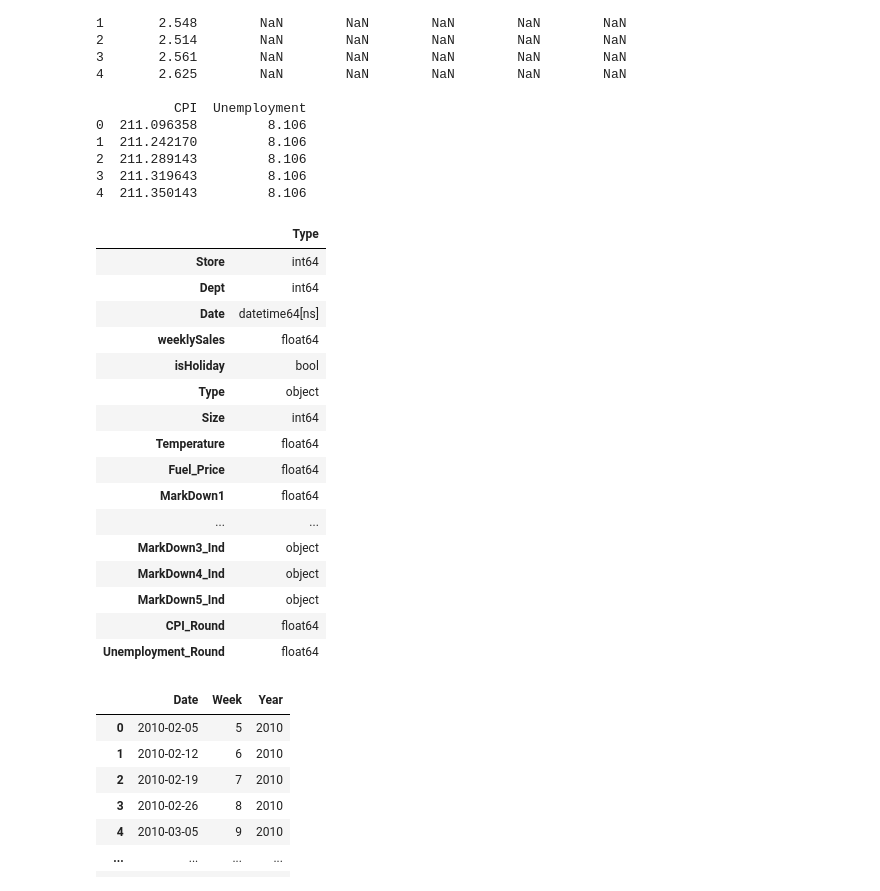
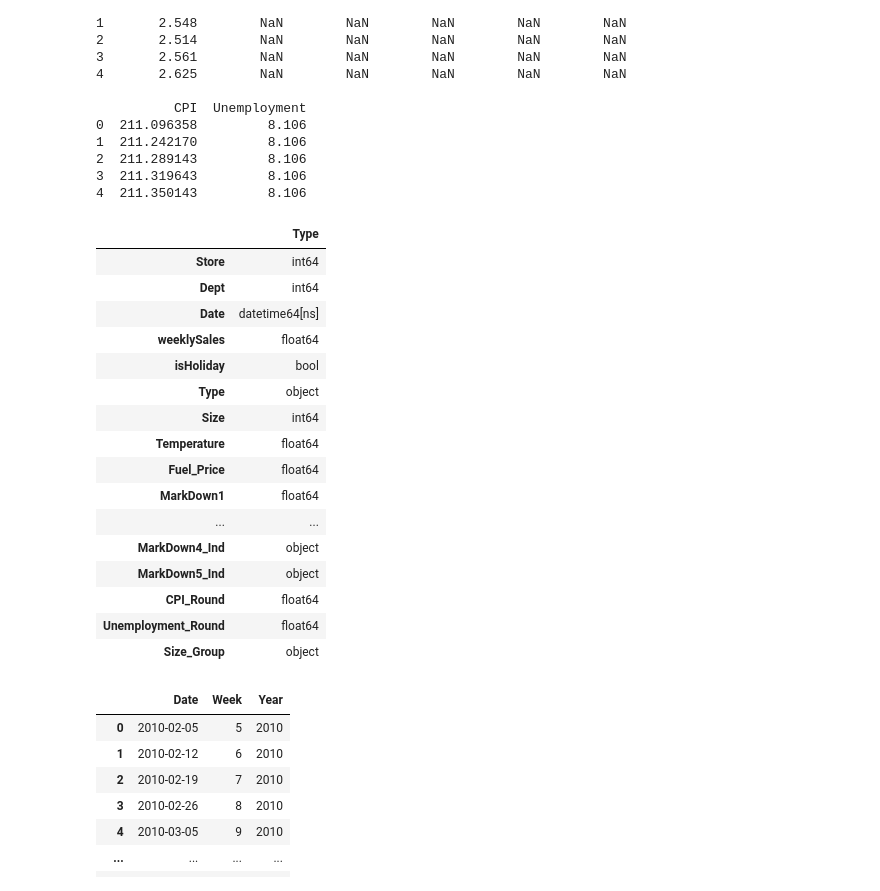
Before and after one commit to Farlein/Walmart_Sales, a Jupyter notebook: Walmart_Sale_Predication.ipynb, the cells around one changed output. Cells and saved outputs as stored; diff of their text form; code cells hidden in the pictures.

```diff
--- a/Walmart_Sale_Predication.ipynb
+++ b/Walmart_Sale_Predication.ipynb
@@ -97,36 +82,48 @@ print(train_dataset.head(5))
 # %%
 # Data Managment
 train_dataset['Week'] = train_dataset.Date.dt.isocalendar().week
 train_dataset['Year'] = train_dataset.Date.dt.isocalendar().year
+
+conditions = [
+    train_dataset['Size'] < 100000,
+    (train_dataset['Size'] >= 100000) & (train_dataset['Size'] < 175000),
+    train_dataset['Size'] >= 175000
+]
+choices = ["Small", "Medium", "Large"]
+train_dataset['Size_Group'] = np.select(conditions, choices)
+
+train_dataset['CPI_Group'] = train_dataset['CPI'].apply(lambda x: 'Low' if x < 160 else 'High')
+train_dataset['Unemployment_Group'] = train_dataset['Unemployment'].apply(lambda x: 'Low' if x < 5 else 'High')
+
 
 train_dataset['MarkDown1_Ind'] = train_dataset['MarkDown1'].apply(lambda x: 'N' if pd.isna(x) else 'Y')
 train_dataset['MarkDown2_Ind'] = train_dataset['MarkDown2'].apply(lambda x: 'N' if pd.isna(x) else 'Y')
 train_dataset['MarkDown3_Ind'] = train_dataset['MarkDown3'].apply(lambda x: 'N' if pd.isna(x) else 'Y')
 train_dataset['MarkDown4_Ind'] = train_dataset['MarkDown4'].apply(lambda x: 'N' if pd.isna(x) else 'Y')
 train_dataset['MarkDown5_Ind'] = train_dataset['MarkDown5'].apply(lambda x: 'N' if pd.isna(x) else 'Y')
 
 train_dataset['CPI_Round'] = train_dataset['CPI'].round(decimals=0)
 train_dataset['Unemployment_Round'] = train_dataset['Unemployment'].round(decimals=0)
 
 pd.DataFrame(train_dataset.dtypes, columns=['Type'])
 # %% [output]
 |  | Type |
 | Store | int64 |
 | Dept | int64 |
 | Date | datetime64[ns] |
 | weeklySales | float64 |
 | isHoliday | bool |
 | Type | object |
 | Size | int64 |
 | Temperature | float64 |
 | Fuel_Price | float64 |
 | MarkDown1 | float64 |
 | ... | ... |
-| MarkDown3_Ind | object |
 | MarkDown4_Ind | object |
 | MarkDown5_Ind | object |
 | CPI_Round | float64 |
 | Unemployment_Round | float64 |
+| Size_Group | object |
 # %%
 # Descriptive Analysis
 train_dataset.Store.unique()
```
Also changed, not shown: parts of 2 cells of this notebook.
